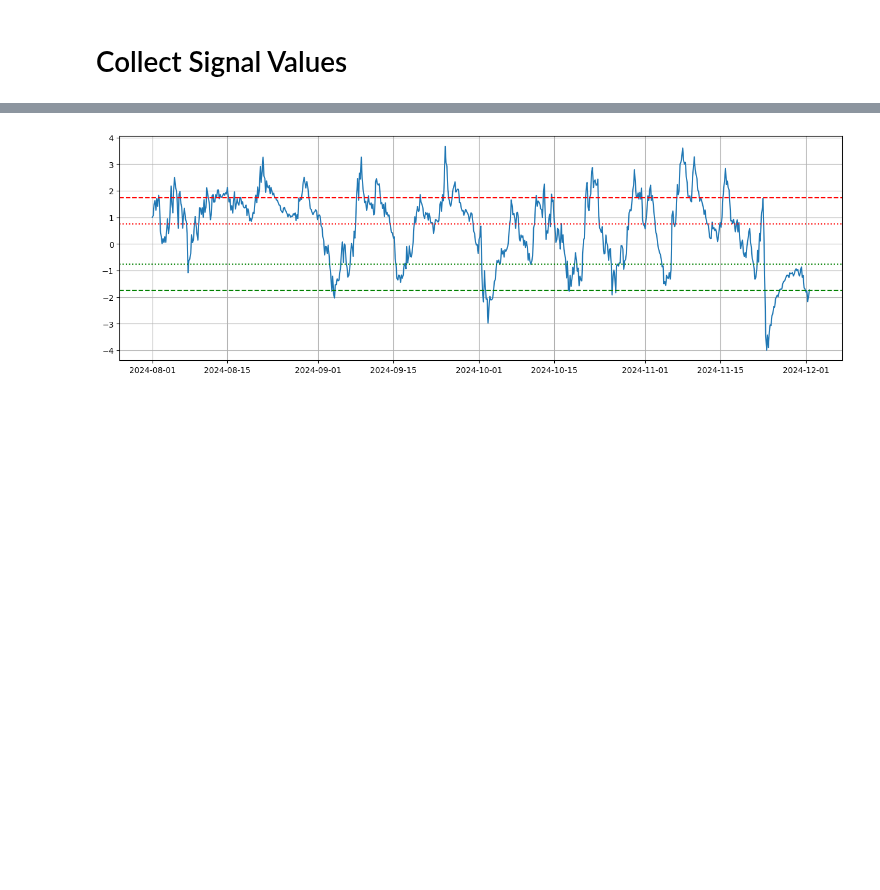
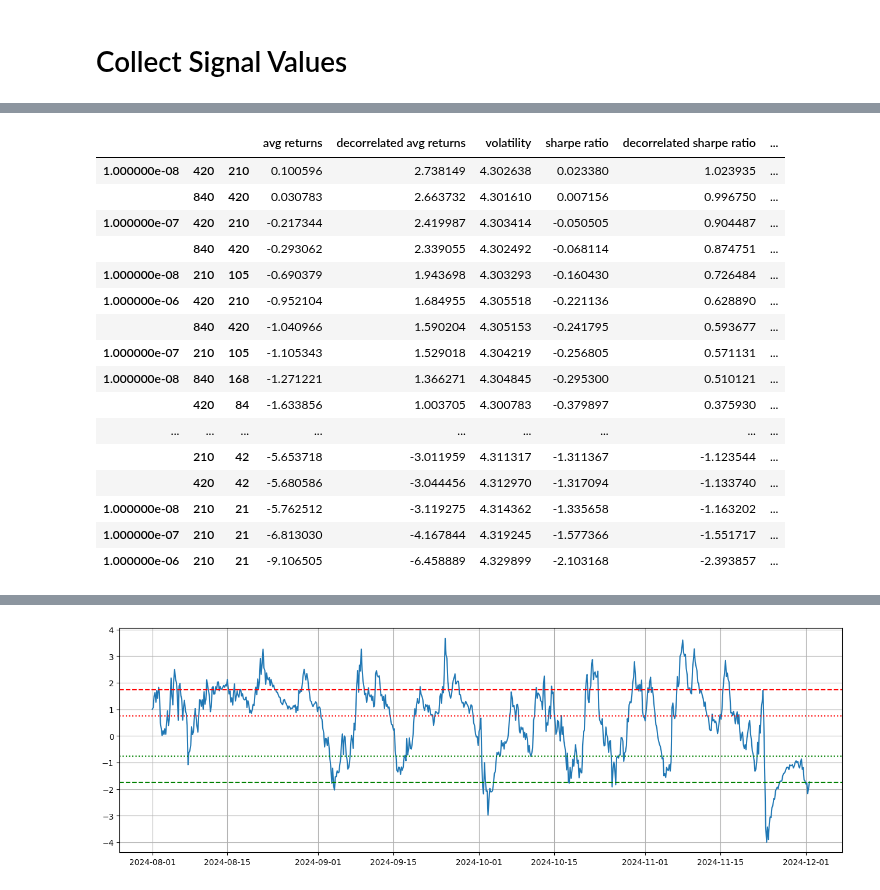
Before and after one commit to wbchristerson/crypto-strategies, a Jupyter notebook: updated_statistical_arbitrage_cointegration.ipynb, the cells around one changed output, grey strips where cells are left out. Saved outputs shown, nothing was run; the diff lists cells and outputs as text; code cells hidden in the pictures; blank space fills up the shorter version.

```diff
--- a/updated_statistical_arbitrage_cointegration.ipynb
+++ b/updated_statistical_arbitrage_cointegration.ipynb
@@ -109,13 +107,13 @@ def find_cointegrated_pairs(data, significance_level=0.05):
 # Collect Signal Values
 # %%
 find_coint_pairs_cutoff = datetime(2022, 1, 1, 0, 0)
-# train_variants_cutoff = datetime(2024, 1, 1, 0, 0)
-significance_level = 0.05
+train_variants_cutoff = datetime(2024, 1, 1, 0, 0)
+# significance_level = 0.05
 
-px_find_coint_pairs = px.loc[:find_coint_pairs_cutoff].iloc[:-1]
-px_train_variants = px.loc[find_coint_pairs_cutoff:].iloc[:-1]
+# px_find_coint_pairs = px.loc[:find_coint_pairs_cutoff].iloc[:-1]
+# px_train_variants = px.loc[find_coint_pairs_cutoff:].iloc[:-1]
 
-pvalue_matrix, pairs = find_cointegrated_pairs(px_find_coint_pairs, significance_level)
+# pvalue_matrix, pairs = find_cointegrated_pairs(px_find_coint_pairs, significance_level)
 # %%
 def calculate_spread_strat_data(px_train, coin_1, coin_2, step, avg_z_score_window):
     strat_data = pd.DataFrame()
@@ -283,0 +407,23 @@ training_balance_record
+# %%
+small_significance_df = pd.DataFrame(results).T.sort_values("sharpe ratio", ascending=False)
+small_significance_df.to_csv('./net_returns_small_significance_large_beta_window.csv')
+
+small_significance_df
+# %% [output]
+|  |  |  | avg returns | decorrelated avg returns | volatility | sharpe ratio | decorrelated sharpe ratio | ... |
+| 1.000000e-08 | 420 | 210 | 0.100596 | 2.738149 | 4.302638 | 0.023380 | 1.023935 | ... |
+|  | 840 | 420 | 0.030783 | 2.663732 | 4.301610 | 0.007156 | 0.996750 | ... |
+| 1.000000e-07 | 420 | 210 | -0.217344 | 2.419987 | 4.303414 | -0.050505 | 0.904487 | ... |
+|  | 840 | 420 | -0.293062 | 2.339055 | 4.302492 | -0.068114 | 0.874751 | ... |
+| 1.000000e-08 | 210 | 105 | -0.690379 | 1.943698 | 4.303293 | -0.160430 | 0.726484 | ... |
+| 1.000000e-06 | 420 | 210 | -0.952104 | 1.684955 | 4.305518 | -0.221136 | 0.628890 | ... |
+|  | 840 | 420 | -1.040966 | 1.590204 | 4.305153 | -0.241795 | 0.593677 | ... |
+| 1.000000e-07 | 210 | 105 | -1.105343 | 1.529018 | 4.304219 | -0.256805 | 0.571131 | ... |
+| 1.000000e-08 | 840 | 168 | -1.271221 | 1.366271 | 4.304845 | -0.295300 | 0.510121 | ... |
+|  | 420 | 84 | -1.633856 | 1.003705 | 4.300783 | -0.379897 | 0.375930 | ... |
+| ... | ... | ... | ... | ... | ... | ... | ... | ... |
+|  | 210 | 42 | -5.653718 | -3.011959 | 4.311317 | -1.311367 | -1.123544 | ... |
+|  | 420 | 42 | -5.680586 | -3.044456 | 4.312970 | -1.317094 | -1.133740 | ... |
+| 1.000000e-08 | 210 | 21 | -5.762512 | -3.119275 | 4.314362 | -1.335658 | -1.163202 | ... |
+| 1.000000e-07 | 210 | 21 | -6.813030 | -4.167844 | 4.319245 | -1.577366 | -1.551717 | ... |
+| 1.000000e-06 | 210 | 21 | -9.106505 | -6.458889 | 4.329899 | -2.103168 | -2.393857 | ... |
```
Also changed, not shown: parts of 12 cells of this notebook, 4 other files.
